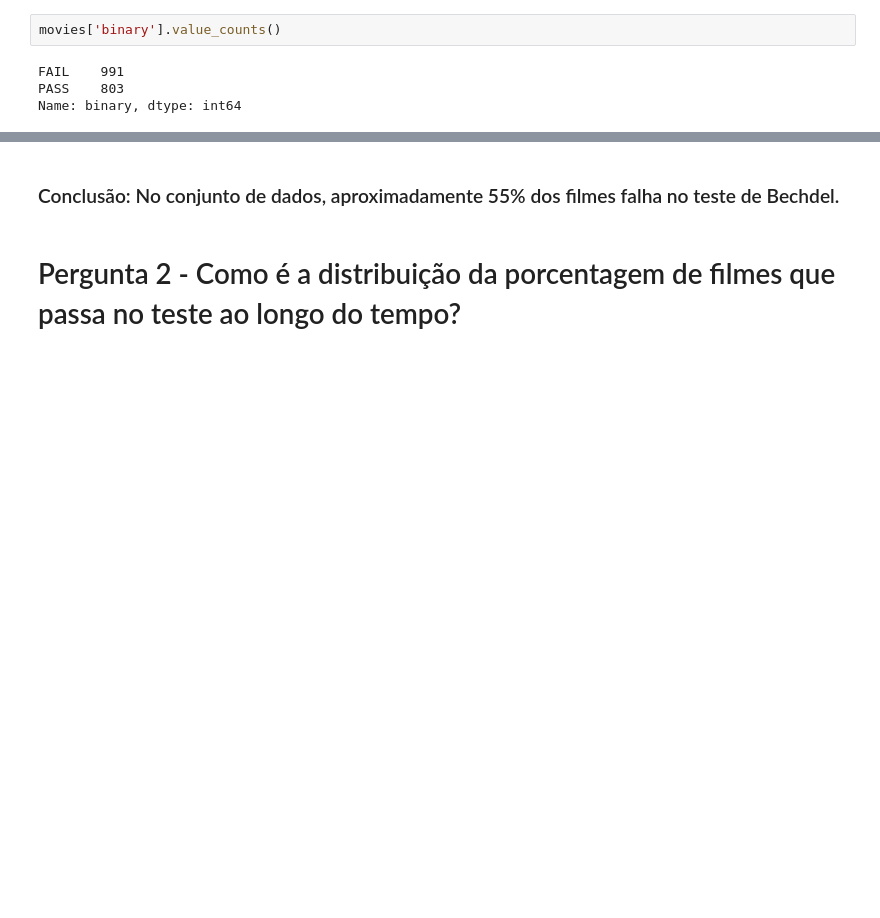
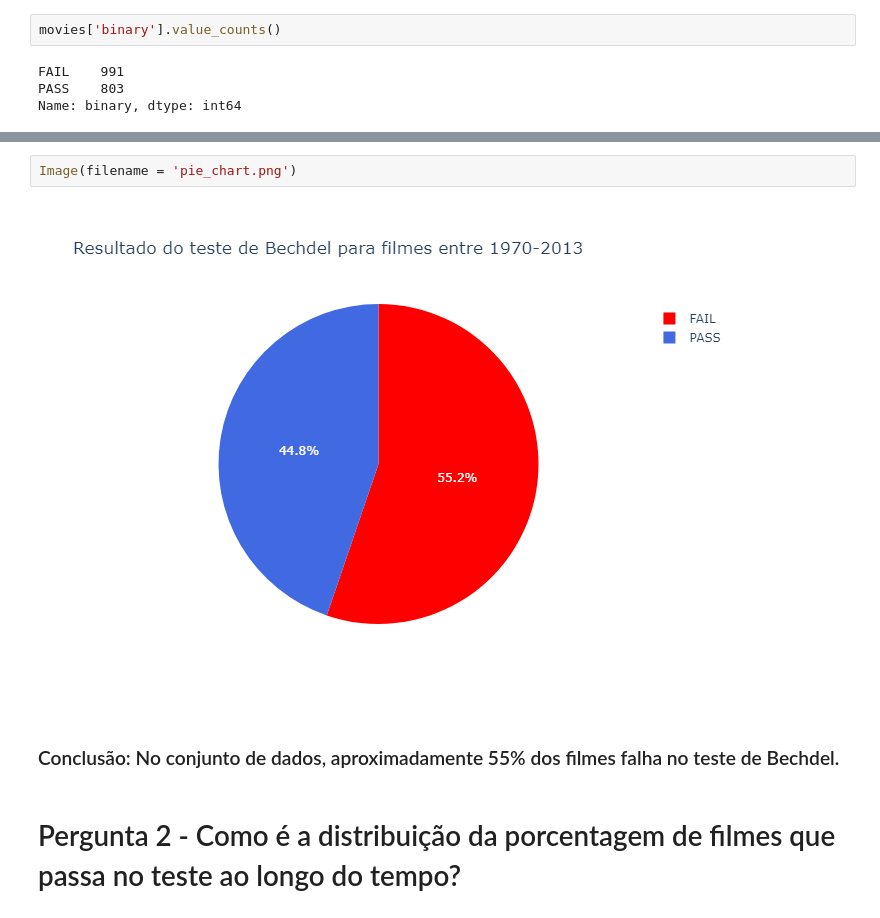
Before and after one commit to marcelohfms/Bechdel-Test, a Jupyter notebook: Bechdel-Test.ipynb, the cells around one changed output, grey strips where cells are left out. Cells and saved outputs as stored; diff of their text form; blank space fills up the shorter version.

```diff
--- a/Bechdel-Test.ipynb
+++ b/Bechdel-Test.ipynb
@@ -46,6 +47,10 @@ fig.show()
 # %% [output]
 [interactive output not drawn]
 [interactive output not drawn]
+# %%
+Image(filename = 'pie_chart.png')
+# %% [output]
+[figure, added]
 # %% [markdown]
 ### Conclusão: No conjunto de dados, aproximadamente 55% dos filmes falha no teste de Bechdel.
 # %% [markdown]
```
Also changed, not shown: parts of 23 cells of this notebook.
